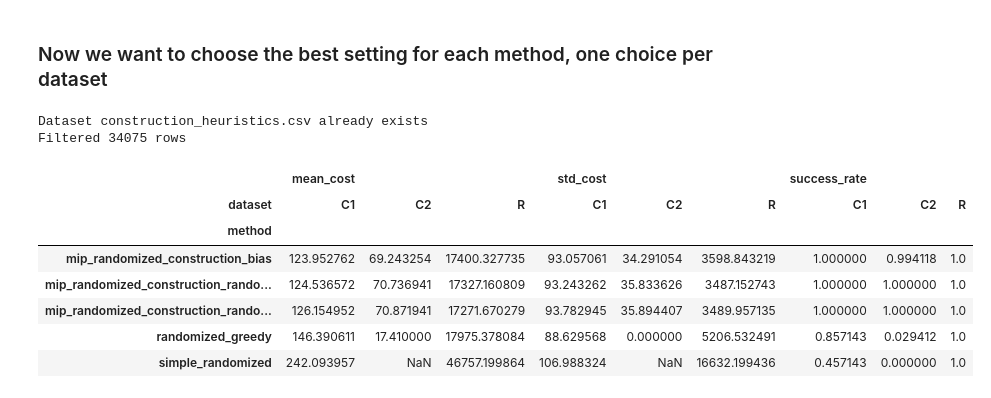
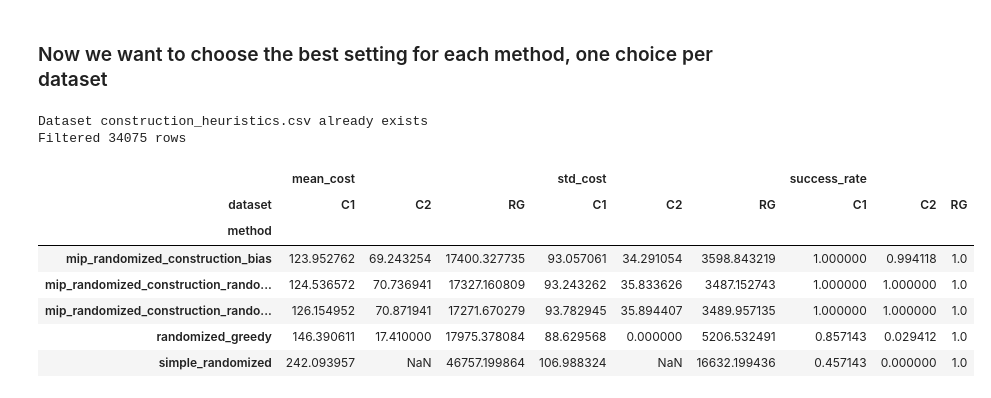
Before and after one commit to jsalvasoler/trigger_arc_tsp, a Jupyter notebook: notebooks/tables_and_figures.ipynb, the cells around one changed output. Drawn from its saved outputs; the diff is of its cells as text; code cells hidden in the pictures.

```diff
--- a/notebooks/tables_and_figures.ipynb
+++ b/notebooks/tables_and_figures.ipynb
@@ -324,35 +324,35 @@ print(f"Filtered {before - after} rows")
 results["success"] = results["cost"] != float('inf')
 results.replace([np.inf, -np.inf], np.nan, inplace=True)
 
 # Correct the groupby to use a list for multiple columns
 aggregated_results = results.groupby(['dataset', 'method']).agg(
     mean_cost=('cost', 'mean'),
     std_cost=('cost', 'std'),
     success_rate=('success', 'mean')
 ).reset_index()
 
 rename_dataset = {
-    "instances_generic": "R",
+    "instances_generic": "RG",
     "instances_release_1": "C1",
     "instances_release_2": "C2"
 }
 
 aggregated_results["dataset"] = aggregated_results["dataset"].map(rename_dataset)
 
 # Pivot the DataFrame to have 'method' as rows, 'dataset' as columns, and 'mean_cost', 'std_cost' as subcolumns
 aggregated_results = aggregated_results.pivot_table(
     index='method',
     columns='dataset',
     values=['mean_cost', 'std_cost', 'success_rate']
 )
 
 # display the table
 display(aggregated_results)
 # %% [output]
 Dataset construction_heuristics.csv already exists
 Filtered 34075 rows
 |  | mean_cost |  |  | std_cost |  |  | success_rate |  |  |
-| dataset | C1 | C2 | R | C1 | C2 | R | C1 | C2 | R |
+| dataset | C1 | C2 | RG | C1 | C2 | RG | C1 | C2 | RG |
 | method |  |  |  |  |  |  |  |  |  |
 | mip_randomized_construction_bias | 123.952762 | 69.243254 | 17400.327735 | 93.057061 | 34.291054 | 3598.843219 | 1.000000 | 0.994118 | 1.0 |
 | mip_randomized_construction_rando... | 124.536572 | 70.736941 | 17327.160809 | 93.243262 | 35.833626 | 3487.152743 | 1.000000 | 1.000000 | 1.0 |
```
